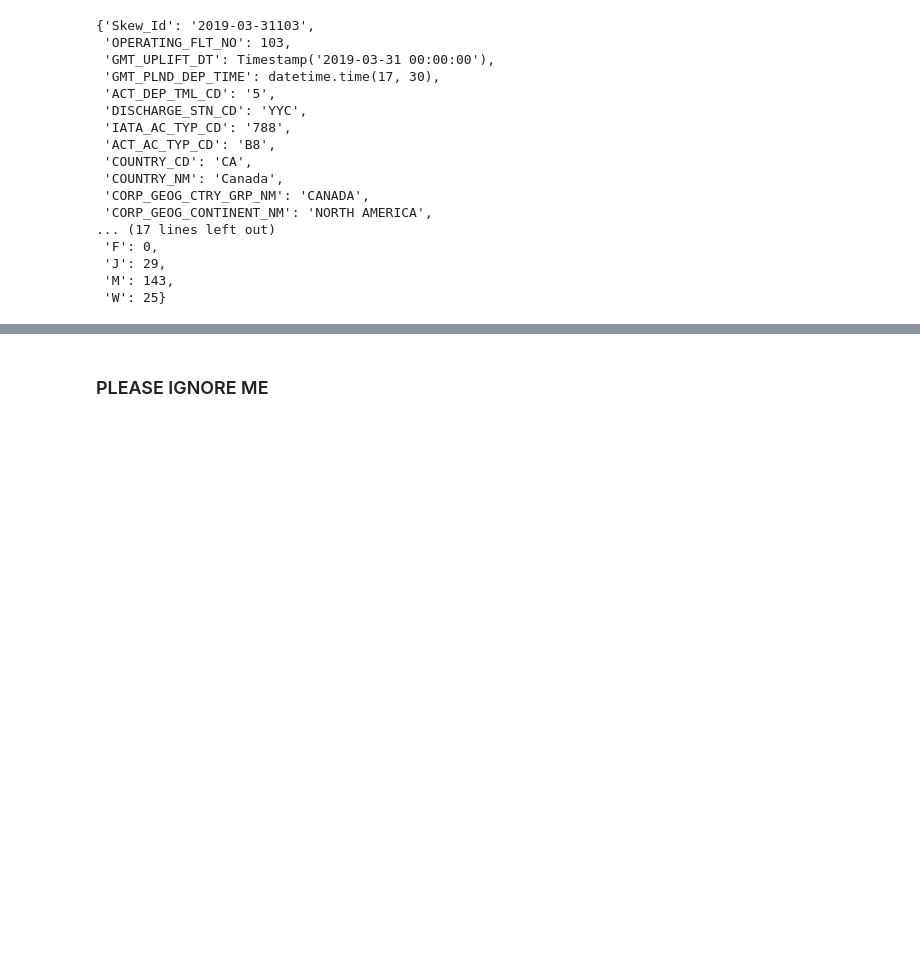
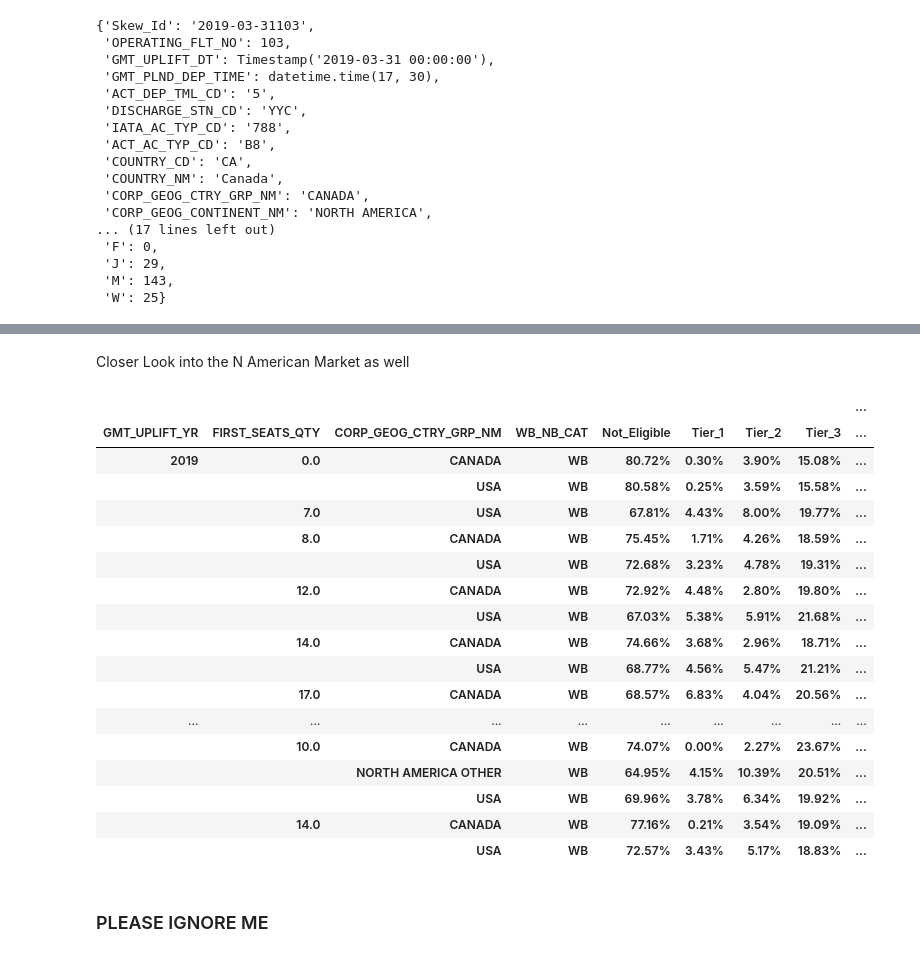
Before and after one commit to IanMaHKG-BA/Hackathon_Team_1, a Jupyter notebook: GOLD_STANDARD_PLS_DONT_BREAK.ipynb, the cells around one changed output, grey strips where cells are left out. Drawn from its saved outputs; the diff is of its cells as text; code cells hidden in the pictures; blank space fills up the shorter version.

```diff
--- a/GOLD_STANDARD_PLS_DONT_BREAK.ipynb
+++ b/GOLD_STANDARD_PLS_DONT_BREAK.ipynb
@@ -1079,3 +1103,29 @@ group_pivot_to_lookup(df_pivot_groupby_First_Cont_Acft_typ)
+# %% [markdown]
+Closer Look into the N American Market as well
+# %%
+pivot_df_merged_N_Am = pivot_df_merged[pivot_df_merged['CORP_GEOG_CONTINENT_NM'] == 'NORTH AMERICA']
+
+df_pivot_groupby_First_N_Am_Coun_Acft_typ = group_pivot(pivot_df_merged_N_Am, ['GMT_UPLIFT_YR','FIRST_SEATS_QTY','CORP_GEOG_CTRY_GRP_NM','WB_NB_CAT'])
+group_pivot_to_lookup(df_pivot_groupby_First_N_Am_Coun_Acft_typ)
+# %% [output]
+|  |  |  |  |  |  |  |  | ... |
+| GMT_UPLIFT_YR | FIRST_SEATS_QTY | CORP_GEOG_CTRY_GRP_NM | WB_NB_CAT | Not_Eligible | Tier_1 | Tier_2 | Tier_3 | ... |
+| 2019 | 0.0 | CANADA | WB | 80.72% | 0.30% | 3.90% | 15.08% | ... |
+|  |  | USA | WB | 80.58% | 0.25% | 3.59% | 15.58% | ... |
+|  | 7.0 | USA | WB | 67.81% | 4.43% | 8.00% | 19.77% | ... |
+|  | 8.0 | CANADA | WB | 75.45% | 1.71% | 4.26% | 18.59% | ... |
+|  |  | USA | WB | 72.68% | 3.23% | 4.78% | 19.31% | ... |
+|  | 12.0 | CANADA | WB | 72.92% | 4.48% | 2.80% | 19.80% | ... |
+|  |  | USA | WB | 67.03% | 5.38% | 5.91% | 21.68% | ... |
+|  | 14.0 | CANADA | WB | 74.66% | 3.68% | 2.96% | 18.71% | ... |
+|  |  | USA | WB | 68.77% | 4.56% | 5.47% | 21.21% | ... |
+|  | 17.0 | CANADA | WB | 68.57% | 6.83% | 4.04% | 20.56% | ... |
+| ... | ... | ... | ... | ... | ... | ... | ... | ... |
+|  | 10.0 | CANADA | WB | 74.07% | 0.00% | 2.27% | 23.67% | ... |
+|  |  | NORTH AMERICA OTHER | WB | 64.95% | 4.15% | 10.39% | 20.51% | ... |
+|  |  | USA | WB | 69.96% | 3.78% | 6.34% | 19.92% | ... |
+|  | 14.0 | CANADA | WB | 77.16% | 0.21% | 3.54% | 19.09% | ... |
+|  |  | USA | WB | 72.57% | 3.43% | 5.17% | 18.83% | ... |
 # %% [markdown]
 ### PLEASE IGNORE ME
 # %% [markdown]
```
Also changed, not shown: parts of 7 cells of this notebook, 1 other file.
